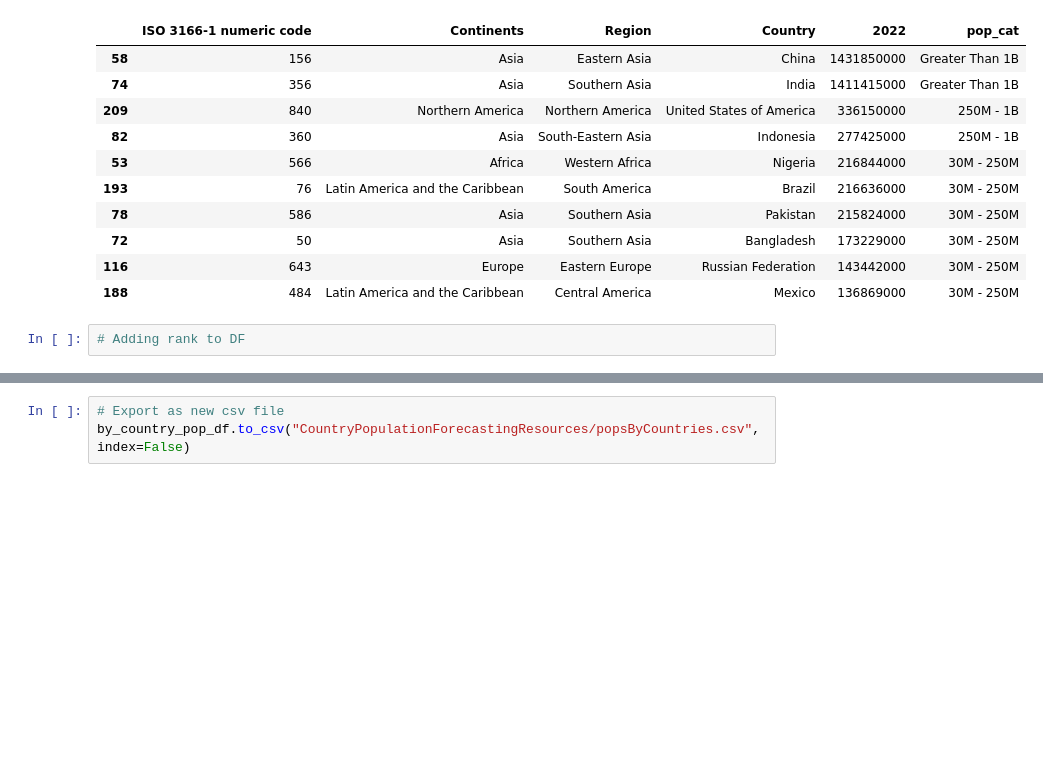
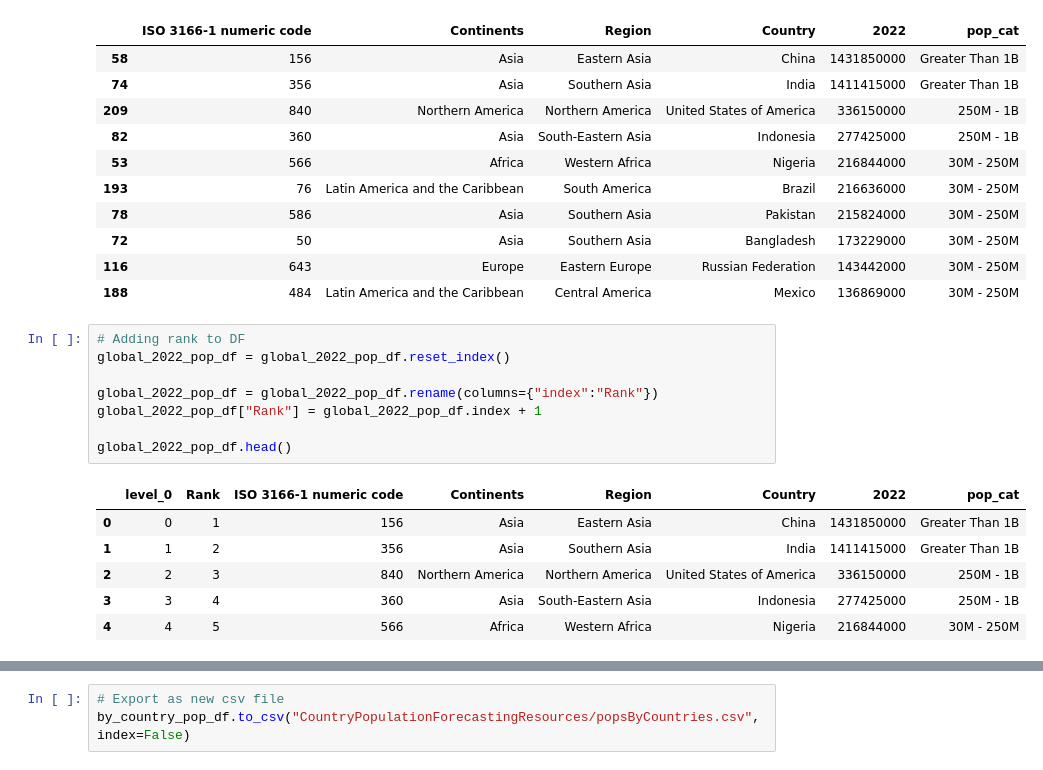
Before and after one commit to dkristek/UN_Country_Population_Growth, a Jupyter notebook: Pop_countries_Dtypes.ipynb, the cells around one changed output, grey strips where cells are left out. Drawn from its saved outputs; the diff is of its cells as text; blank space fills up the shorter version.

```diff
--- a/Pop_countries_Dtypes.ipynb
+++ b/Pop_countries_Dtypes.ipynb
@@ -197,3 +197,16 @@ global_2022_pop_df.head(10)
 | 188 | 484 | Latin America and the Caribbean | Central America | Mexico | 136869000 | 30M - 250M |
 # %%
 # Adding rank to DF
+global_2022_pop_df = global_2022_pop_df.reset_index()
+
+global_2022_pop_df = global_2022_pop_df.rename(columns={"index":"Rank"})
+global_2022_pop_df["Rank"] = global_2022_pop_df.index + 1
+
+global_2022_pop_df.head()
+# %% [output]
+|  | level_0 | Rank | ISO 3166-1 numeric code | Continents | Region | Country | 2022 | pop_cat |
+| 0 | 0 | 1 | 156 | Asia | Eastern Asia | China | 1431850000 | Greater Than 1B |
+| 1 | 1 | 2 | 356 | Asia | Southern Asia | India | 1411415000 | Greater Than 1B |
+| 2 | 2 | 3 | 840 | Northern America | Northern America | United States of America | 336150000 | 250M - 1B |
+| 3 | 3 | 4 | 360 | Asia | South-Eastern Asia | Indonesia | 277425000 | 250M - 1B |
+| 4 | 4 | 5 | 566 | Africa | Western Africa | Nigeria | 216844000 | 30M - 250M |
```
Also changed, not shown: parts of 8 cells of this notebook, 2 other files.
